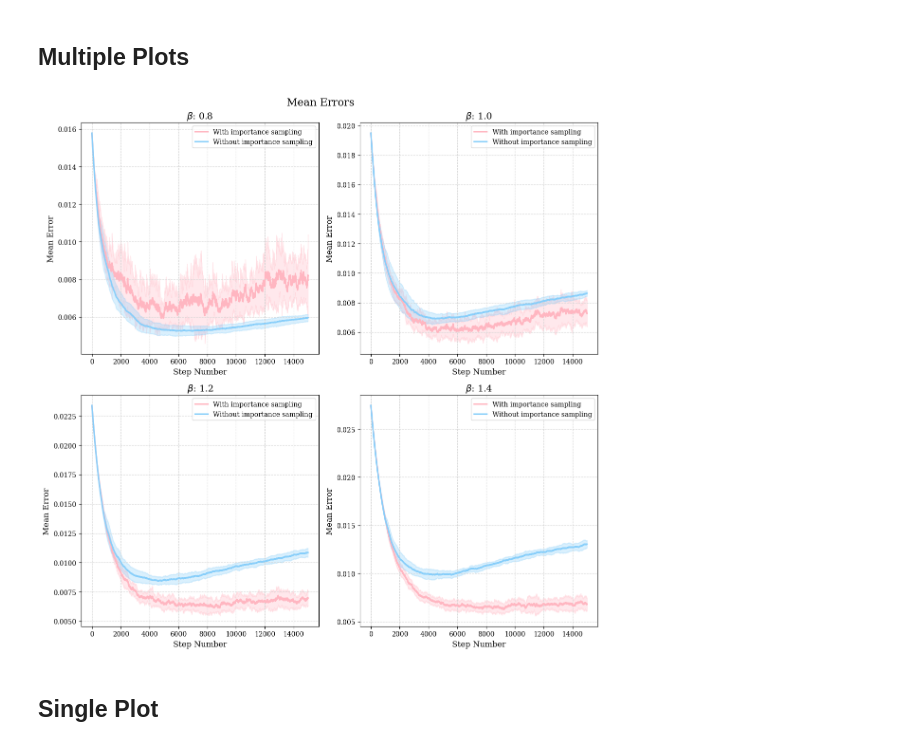
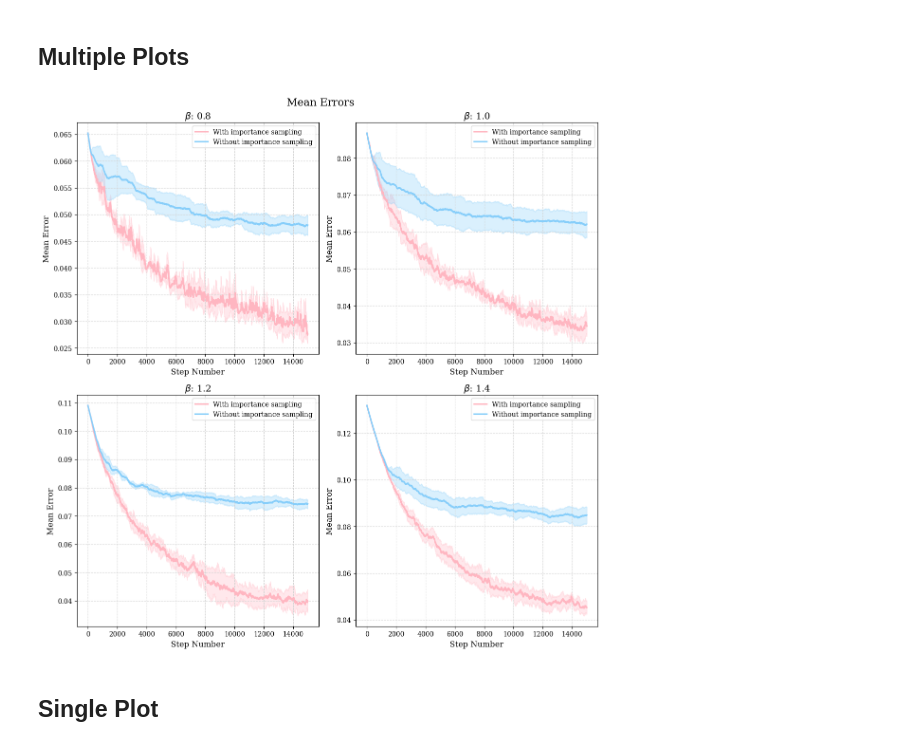
Before and after one commit to ArminBaz/SR-IS, a Jupyter notebook: src/convergence.ipynb, the cells around one changed output. Cells and saved outputs as stored; diff of their text form; code cells hidden in the pictures.

```diff
--- a/src/convergence.ipynb
+++ b/src/convergence.ipynb
@@ -44,8 +44,8 @@ class LinearRL:
         # Calculate P = T_{NT}
         self.P = self.T[~self.terminals][:,self.terminals]
         # Set reward
-        self.reward_nt = -1
-        self.reward_t = -1
+        self.reward_nt = -0.2
+        self.reward_t = -0.2
         self.r = np.full(len(self.T), self.reward_nt)
         self.r[self.terminals] = self.reward_t
         self.expr_t = np.exp(self.r[self.terminals] / _lambda)
@@ -241,7 +241,7 @@ env_name = envs[2]
 diff_types = ["Max", "Mean", "Median"]
 diff_type = diff_types[1]
 num_steps = 15000
-num_runs = 20
+num_runs = 4
 
 diffs_with_imp = []
 diffs_no_imp = []
@@ -287,40 +287,40 @@ fig.suptitle(f"{diff_type} Errors", fontsize=16)  # Title for all subplots
 
 for i, temp in enumerate(temperature_values):
     x = np.arange(num_steps)
     ax = axes[i // 2, i % 2]
 
     # Plot mean convergence curves with shaded regions for standard deviation
-    ax.plot(x, mean_diffs_with_imp[i][0], label='With importance sampling', color=colors[0], linewidth=2.2)
-    ax.fill_between(x, mean_diffs_with_imp[i][0] - std_diffs_with_imp[i][0],
-                    mean_diffs_with_imp[i][0] + std_diffs_with_imp[i][0],
+    ax.plot(x, mean_diffs_with_imp[i][1], label='With importance sampling', color=colors[0], linewidth=2.2)
+    ax.fill_between(x, mean_diffs_with_imp[i][1] - std_diffs_with_imp[i][1],
+                    mean_diffs_with_imp[i][1] + std_diffs_with_imp[i][1],
                     color=colors[0], alpha=0.3)
 
-    ax.plot(x, mean_diffs_no_imp[i][0], label='Without importance sampling', color=colors[3], linewidth=2.2)
-    ax.fill_between(x, mean_diffs_no_imp[i][0] - std_diffs_no_imp[i][0],
-                    mean_diffs_no_imp[i][0] + std_diffs_no_imp[i][0],
+    ax.plot(x, mean_diffs_no_imp[i][1], label='Without importance sampling', color=colors[3], linewidth=2.2)
+    ax.fill_between(x, mean_diffs_no_imp[i][1] - std_diffs_no_imp[i][1],
+                    mean_diffs_no_imp[i][1] + std_diffs_no_imp[i][1],
                     color=colors[3], alpha=0.3)
 
     # Add labels to the x-axis and y-axis
     ax.set_xlabel('Step Number', fontsize=12)
     ax.set_ylabel(f'{diff_type} Error', fontsize=12)
 
     # Add a title to the plot
     ax.set_title(fr'$\beta$: {temp}', fontsize=14)
 
     # Add a legend to the plot
     ax.legend()
 
     # Add dashed light grey grid lines
     ax.grid(color='lightgrey', linestyle='--')
 
 # Add dashed light grey grid lines
 ax.grid(color='lightgrey', linestyle='--')
 
 # plt.savefig(save_path, bbox_inches='tight', dpi=300)
 plt.tight_layout()
 plt.show()
 # %% [output]
-[figure, old version]
+[figure, new version]
 # %% [markdown]
 ## Single Plot
 # %%
```
Also changed, not shown: 3 other files.
